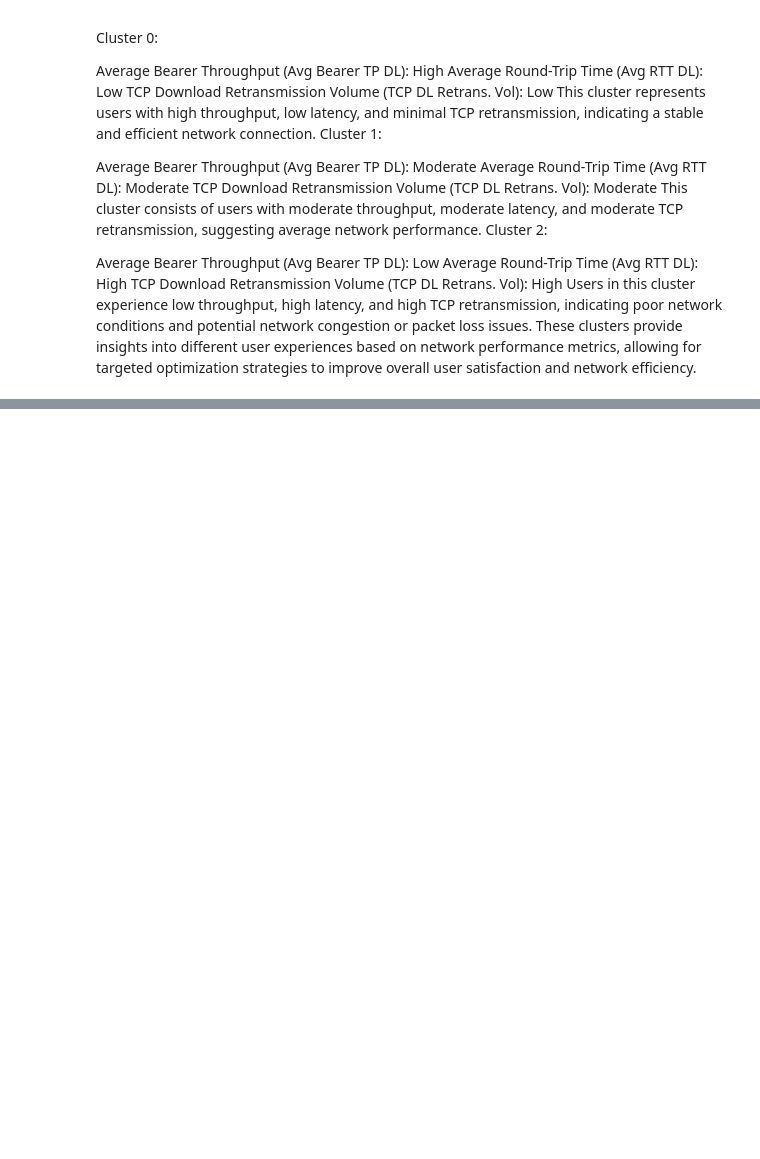
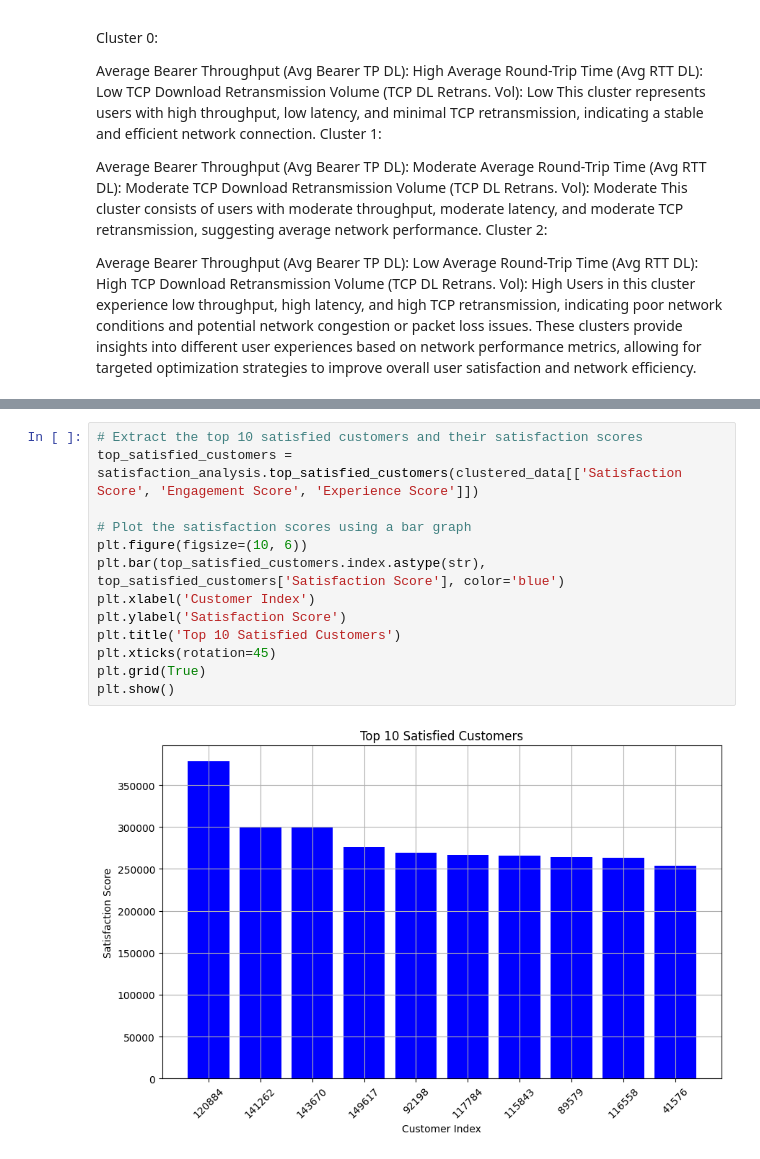
Before and after one commit to Yaadee/profitability_data_analysis, a Jupyter notebook: notebooks/EDA analysis.ipynb, the cells around one changed output, grey strips where cells are left out. Drawn from its saved outputs; the diff is of its cells as text; blank space fills up the shorter version.

```diff
--- a/notebooks/EDA analysis.ipynb
+++ b/notebooks/EDA analysis.ipynb
@@ -1256,0 +1517,15 @@ Length of DataFrame index: 150001
+# %%
+# Extract the top 10 satisfied customers and their satisfaction scores
+top_satisfied_customers = satisfaction_analysis.top_satisfied_customers(clustered_data[['Satisfaction Score', 'Engagement Score', 'Experience Score']])
+
+# Plot the satisfaction scores using a bar graph
+plt.figure(figsize=(10, 6))
+plt.bar(top_satisfied_customers.index.astype(str), top_satisfied_customers['Satisfaction Score'], color='blue')
+plt.xlabel('Customer Index')
+plt.ylabel('Satisfaction Score')
+plt.title('Top 10 Satisfied Customers')
+plt.xticks(rotation=45)
+plt.grid(True)
+plt.show()
+# %% [output]
+[figure, added]
```
Also changed, not shown: parts of 30 cells of this notebook, 8 other files.
